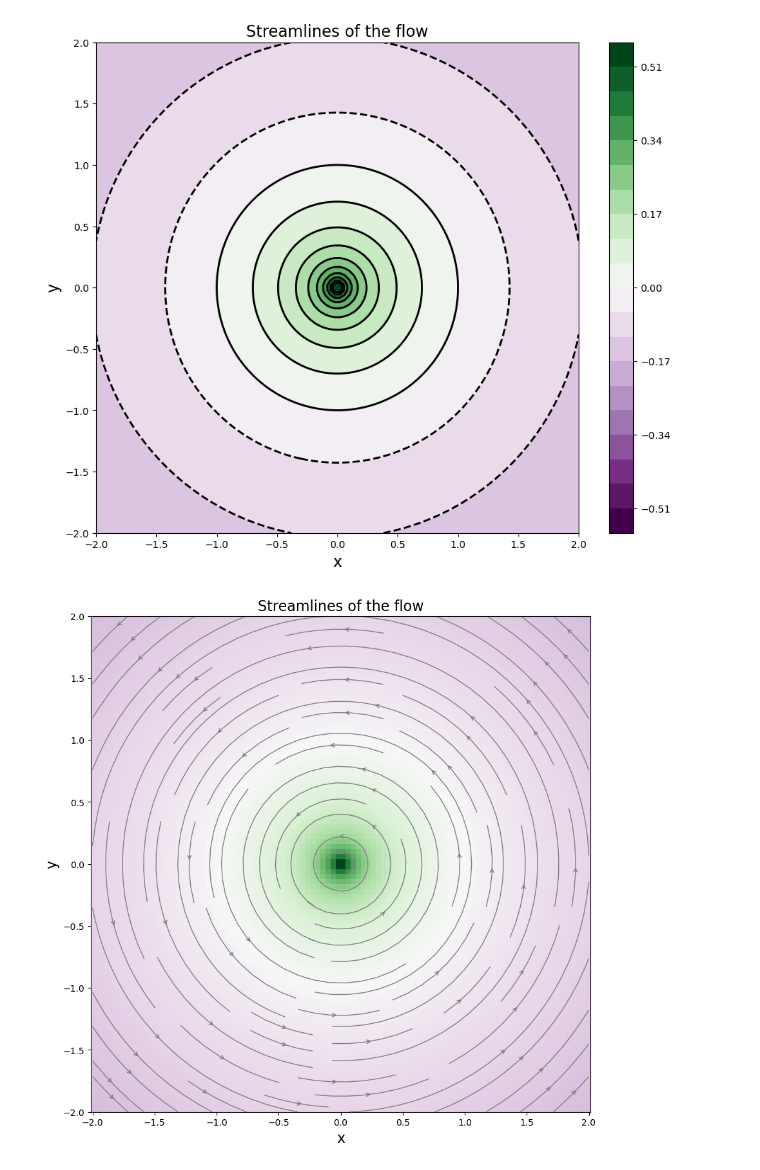
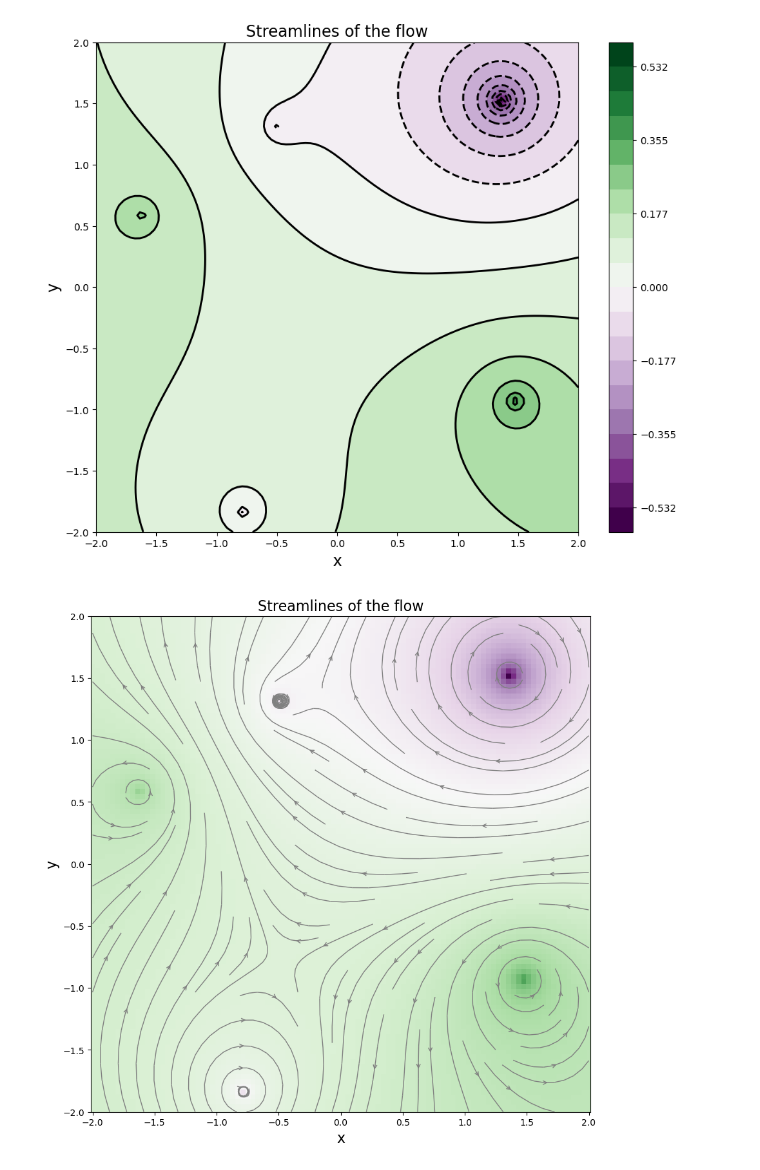
Before and after one commit to gRozgonyi/weather-vortices, a Jupyter notebook: vortex_finding.ipynb, the cells around one changed output. Saved outputs shown, nothing was run; the diff lists cells and outputs as text; code cells hidden in the pictures.

Commit message:
find vortices from flow field

```diff
--- a/vortex_finding.ipynb
+++ b/vortex_finding.ipynb
@@ -11,22 +11,24 @@ x = np.linspace(x_start, x_end, N)
 y = np.linspace(y_start, y_end, N)
 X, Y = np.meshgrid(x, y)
 # %%
-# generate a vortex at the origin
-x0, y0 = 0.0, 0.0
-gamma = 1.0
-w = generate_vortex(X, Y, x0, y0, gamma)
+# generate vprtices at 5 random positions
+x0 = np.random.uniform(x_start, x_end, 5)
+y0 = np.random.uniform(y_start, y_end, 5)
+gamma = np.random.uniform(-1.0, 1.0, 5)
+#gamma = np.ones(5)
+w = generate_vortices(X, Y, x0, y0, gamma)
 
 # plot the streamlines
 plot_streamlines(w, X, Y)
 # %% [output]
-[figure, old version]
+[figure, new version]
 # %%
 u, v = velocity_field(w)
 
 # plot the velocity field
 plot_velocities(w, X, Y)
 # %% [output]
-[figure, old version]
+[figure, new version]
 # %%
 # add noise to the potential
 noise = np.random.normal(0.0, 0.003, (N, N)) + 1j*np.random.normal(0.0, 0.003, (N, N))
```
Also changed, not shown: parts of 11 cells of this notebook, 1 other file.
